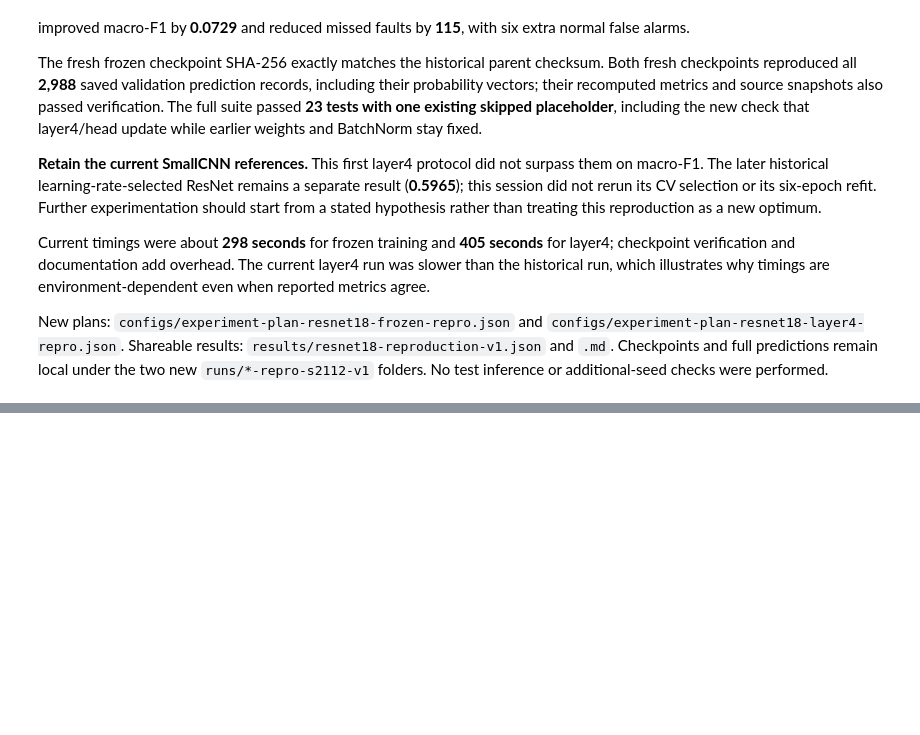
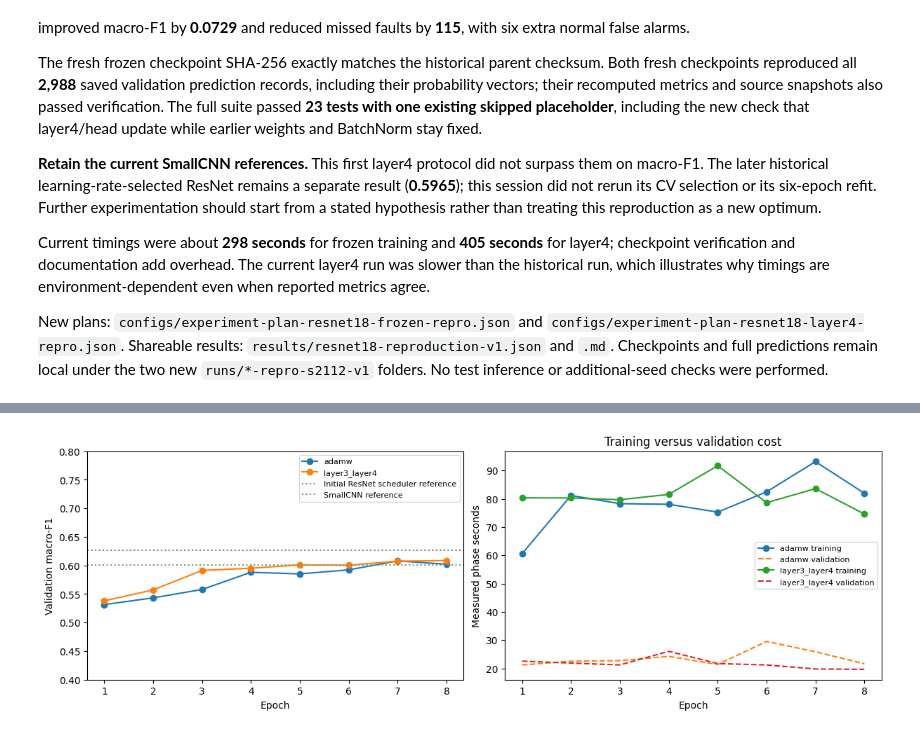
Before and after one commit to tw84794-sys/ENGG2112_PV_Fault_Classification, a Jupyter notebook: notebooks/03_resnet18_experiments.ipynb, the cells around one changed output, grey strips where cells are left out. Saved outputs shown, nothing was run; the diff lists cells and outputs as text; code cells hidden in the pictures; blank space fills up the shorter version.

```diff
--- a/notebooks/03_resnet18_experiments.ipynb
+++ b/notebooks/03_resnet18_experiments.ipynb
@@ -478,0 +656,13 @@ New plans: `configs/experiment-plan-resnet18-frozen-repro.json` and `configs/exp
+# %%
+from pv_fault.finetuning import configure_resnet_finetuning
+print(inspect.getsource(configure_resnet_finetuning))
+adaptive_settings = []
+for filename in sorted((ROOT / "configs").glob("experiment-plan-resnet18-hour-*.json")):
+    plan = json.loads(filename.read_text())
+    adaptive_settings.append({"Arm": plan["arm"], "Trainable stages": ", ".join(plan["trainable_stages"]),
+        "Optimiser": plan["optimizer"], "Weight decay": plan["weight_decay"],
+        "Layer3 LR": plan.get("layer3_learning_rate"), "Layer4 LR": plan["layer4_learning_rate"],
+        "Head LR": plan["head_learning_rate"], "Epoch cap": plan["max_epochs"],
+        "Seconds cap": plan["max_elapsed_seconds"]})
+if adaptive_settings:
+    display(pd.DataFrame(adaptive_settings).set_index("Arm"))
@@ -478,0 +694,13 @@ New plans: `configs/experiment-plan-resnet18-frozen-repro.json` and `configs/exp
+# %%
+hour_path = ROOT / "results/resnet18-hour-v1.json"
+hour_runs = []
+if hour_path.is_file():
+    hour_snapshot = json.loads(hour_path.read_text())
+    assert hour_snapshot["test_evaluated"] is False
+    hour_runs = hour_snapshot["adaptive_experiments"]
+    display(pd.DataFrame(hour_snapshot["candidate_ledger"]).set_index("candidate"))
+    for result in hour_runs:
+        assert result["verification"]["checkpoint_predictions_verified"]
+    display(pd.DataFrame(hour_snapshot["score_comparison"]).set_index("Model").round(4))
+else:
+    print("Hour follow-up still in progress; no additional completed result claimed.")
@@ -478,0 +722,19 @@ New plans: `configs/experiment-plan-resnet18-frozen-repro.json` and `configs/exp
+# %%
+if hour_runs:
+    fig, axes = plt.subplots(1, 2, figsize=(12, 4), layout="constrained")
+    for result in hour_runs:
+        history = result["history"]
+        epochs = [row["epoch"] for row in history]
+        axes[0].plot(epochs, [row["validation_macro_f1"] for row in history], marker="o", label=result["arm"])
+        axes[1].plot(epochs, [row["train_seconds"] for row in history], marker="o", label=result["arm"] + " training")
+        axes[1].plot(epochs, [row["validation_loss_seconds"] + row["validation_prediction_seconds"] for row in history],
+                     linestyle="--", label=result["arm"] + " validation")
+    axes[0].axhline(0.6260848329355161, color="gray", linestyle=":", label="Initial ResNet scheduler reference")
+    axes[0].axhline(0.6011947353233656, color="#709b6c", linestyle=":", label="SmallCNN reference")
+    axes[0].set(xlabel="Epoch", ylabel="Validation macro-F1", ylim=(0.4, 0.8))
+    axes[1].set(xlabel="Epoch", ylabel="Measured phase seconds", title="Training versus validation cost")
+    for ax in axes:
+        ax.legend(fontsize=8)
+    plt.show()
+# %% [output]
+[figure, added]
```
Also changed, not shown: parts of 16 cells of this notebook, 25 other files.
